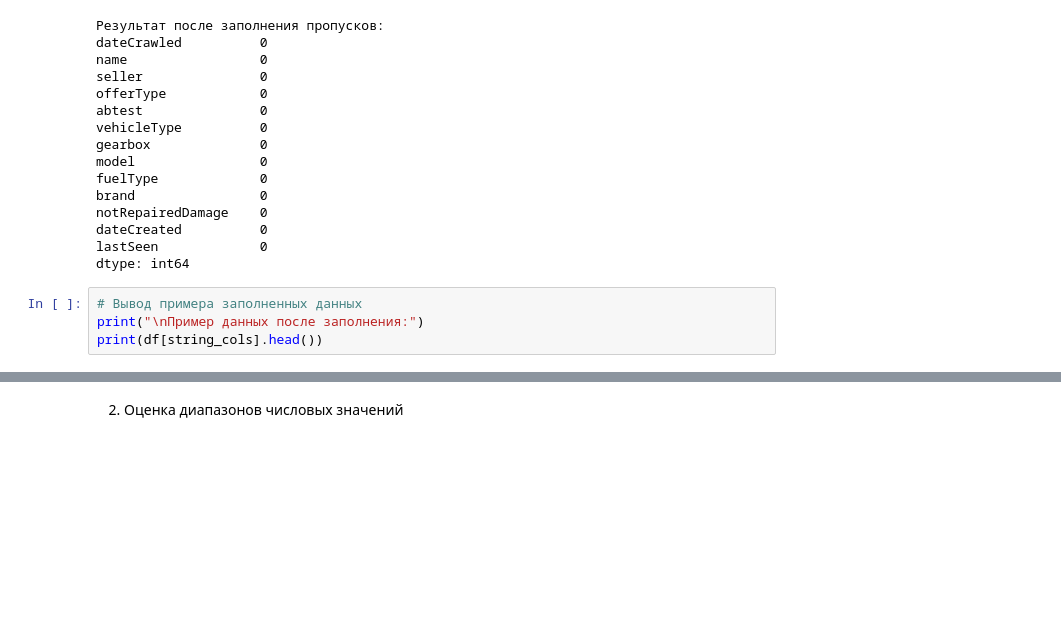
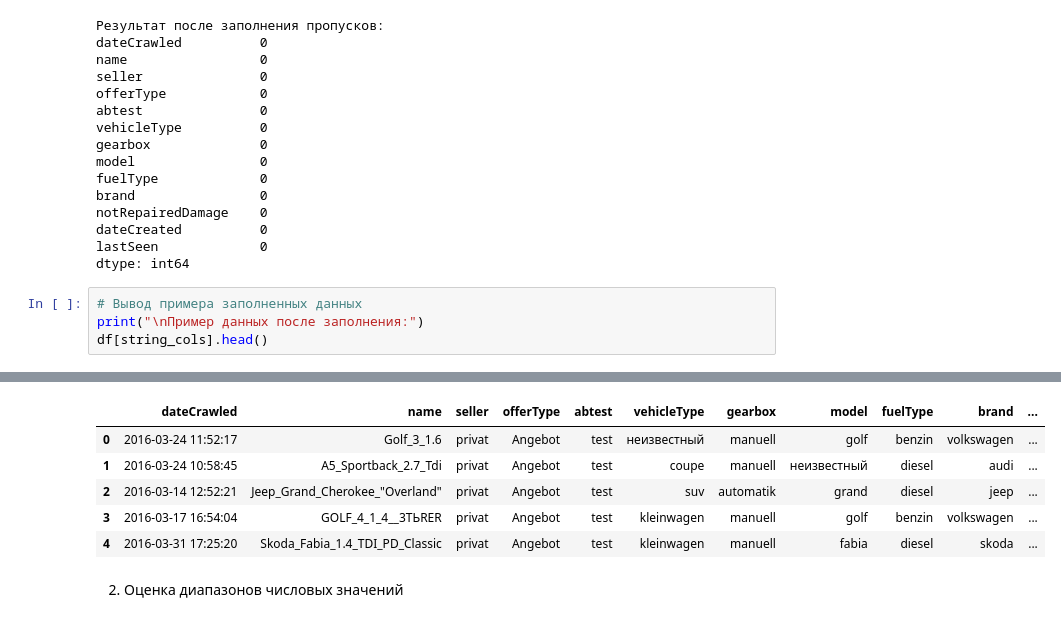
Before and after one commit to badend11ng/ML, a Jupyter notebook: LR_1_1.ipynb, the cells around one changed output, grey strips where cells are left out. Saved outputs shown, nothing was run; the diff lists cells and outputs as text; blank space fills up the shorter version.

```diff
--- a/LR_1_1.ipynb
+++ b/LR_1_1.ipynb
@@ -296,6 +273,6 @@ dtype: int64
 # %%
 # Вывод примера заполненных данных
 print("\nПример данных после заполнения:")
-print(df[string_cols].head())
+df[string_cols].head()
 # %% [output]
 Пример данных после заполнения:
@@ -318,3 +279,9 @@ print(df[string_cols].head())
+|  | dateCrawled | name | seller | offerType | abtest | vehicleType | gearbox | model | fuelType | brand | ... |
+| 0 | 2016-03-24 11:52:17 | Golf_3_1.6 | privat | Angebot | test | неизвестный | manuell | golf | benzin | volkswagen | ... |
+| 1 | 2016-03-24 10:58:45 | A5_Sportback_2.7_Tdi | privat | Angebot | test | coupe | manuell | неизвестный | diesel | audi | ... |
+| 2 | 2016-03-14 12:52:21 | Jeep_Grand_Cherokee_"Overland" | privat | Angebot | test | suv | automatik | grand | diesel | jeep | ... |
+| 3 | 2016-03-17 16:54:04 | GOLF_4_1_4__3TЬRER | privat | Angebot | test | kleinwagen | manuell | golf | benzin | volkswagen | ... |
+| 4 | 2016-03-31 17:25:20 | Skoda_Fabia_1.4_TDI_PD_Classic | privat | Angebot | test | kleinwagen | manuell | fabia | diesel | skoda | ... |
 # %% [markdown]
 2. Оценка диапазонов числовых значений
 # %%
```
Also changed, not shown: parts of 8 cells of this notebook.
